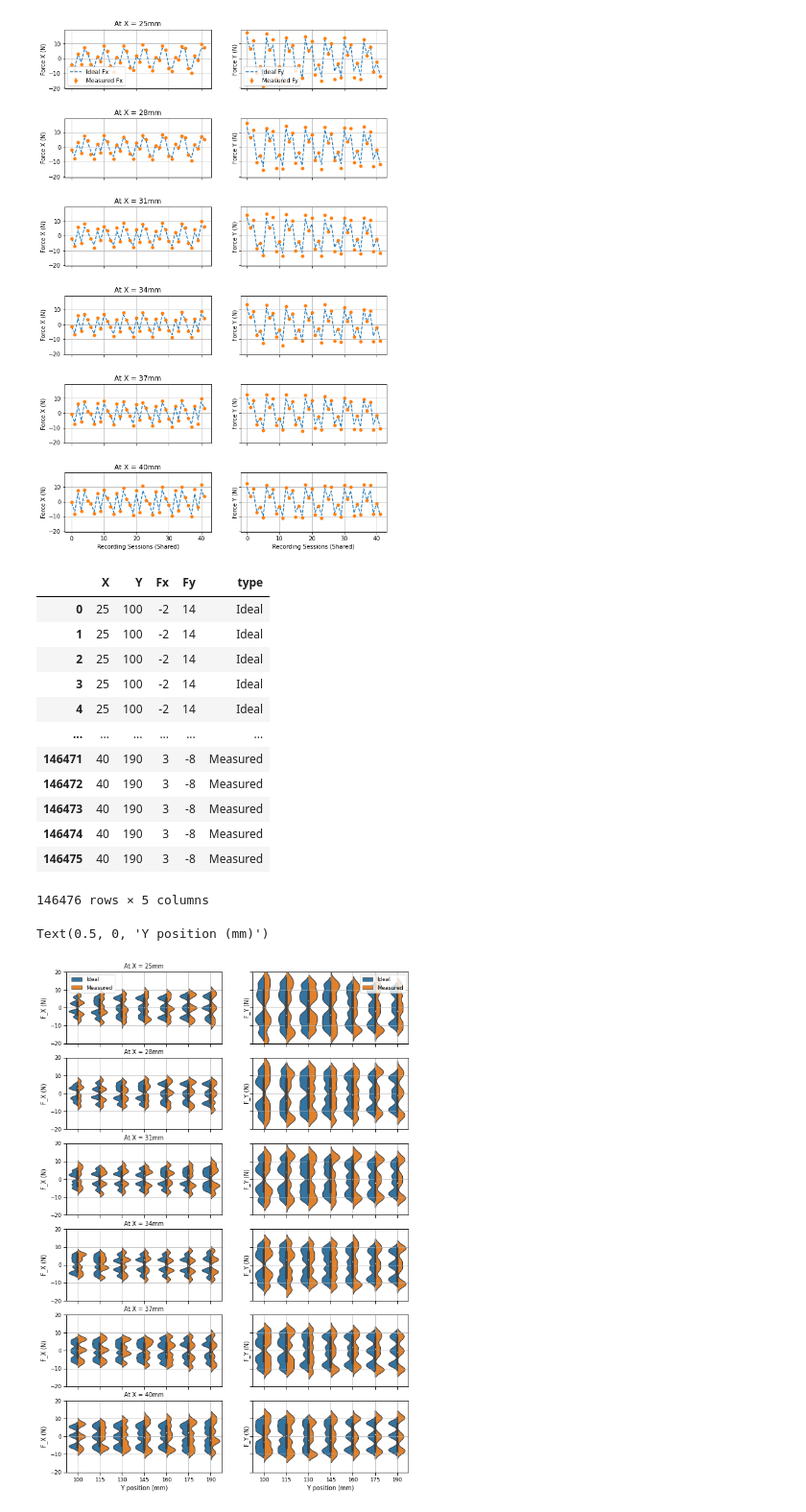
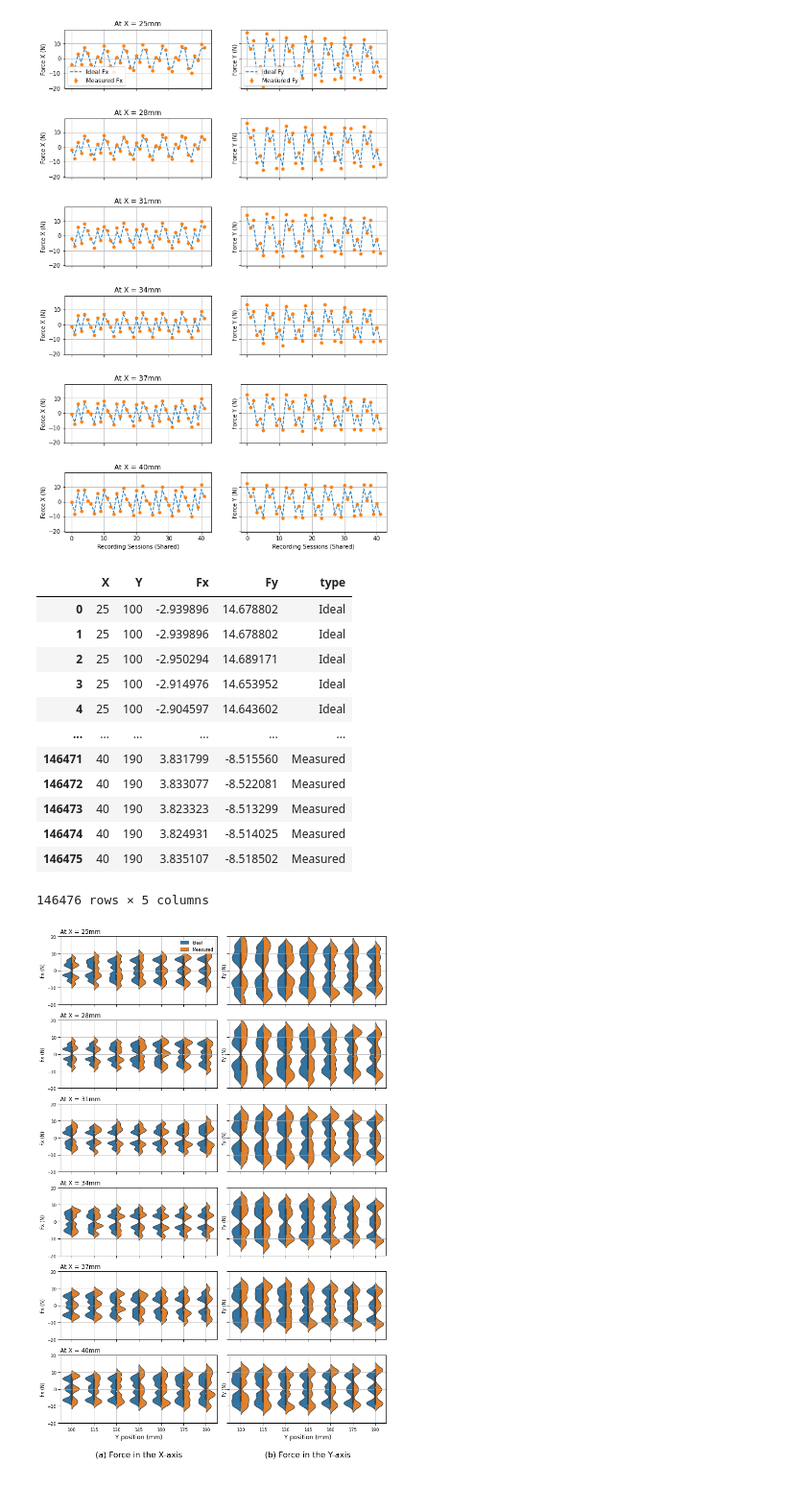
Before and after one commit to AndyBestIsBored/Desktop_Rehab, a Jupyter notebook: all new all different.ipynb, the cells around one changed output. Shown at 96% size. Drawn from its saved outputs; the diff is of its cells as text; code cells hidden in the pictures.

```diff
--- a/all new all different.ipynb
+++ b/all new all different.ipynb
@@ -118,63 +127,82 @@ for folder in folders:
 
         num_row = file_df.shape[0]
 
+        T1 = file_df["t1"]
+        T2 = file_df["t2"]
+        q1 = file_df["q1"]
+        q2 = file_df["q2"]
+
+        Fx_label, Fy_label = torque2force(T1, T2, q1, q2)
+        Fx_label = np.append(Fx_label, file_df["Fy_Mea"])
+        Fy_label = np.append(Fy_label, -file_df["Fx_Mea"])
+
         new_df = {"X": [int(x_label) for i in range(2*num_row)], "Y": [y_label for i in range(2*num_row)],
-                  "Fx": file_df[["Fx", "Fy_Mea"]].to_numpy().transpose().flatten(),
-                  "Fy": np.append(file_df["Fy"],-file_df["Fx_Mea"]).tolist(),
+                #   "Fx": file_df[["Fx", "Fy_Mea"]].to_numpy().transpose().flatten(),
+                #   "Fy": np.append(file_df["Fy"],-file_df["Fx_Mea"]).tolist(),
+                  "Fx": Fx_label,
+                  "Fy": Fy_label,
                   "type": ["Ideal" if i < num_row else "Measured" for i in range(2*num_row)]}
         new_df = pd.DataFrame(new_df)
 
         df_all = pd.concat([df_all, new_df], ignore_index=True)
 
 
-df_all[["Fx", "Fy"]] = df_all[["Fx", "Fy"]].astype(int)
+df_all[["Fx", "Fy"]] = df_all[["Fx", "Fy"]].astype(float)
 df_all
 # %% [output]
 |  | X | Y | Fx | Fy | type |
-| 0 | 25 | 100 | -2 | 14 | Ideal |
-| 1 | 25 | 100 | -2 | 14 | Ideal |
-| 2 | 25 | 100 | -2 | 14 | Ideal |
-| 3 | 25 | 100 | -2 | 14 | Ideal |
-| 4 | 25 | 100 | -2 | 14 | Ideal |
+| 0 | 25 | 100 | -2.939896 | 14.678802 | Ideal |
+| 1 | 25 | 100 | -2.939896 | 14.678802 | Ideal |
+| 2 | 25 | 100 | -2.950294 | 14.689171 | Ideal |
+| 3 | 25 | 100 | -2.914976 | 14.653952 | Ideal |
+| 4 | 25 | 100 | -2.904597 | 14.643602 | Ideal |
 | ... | ... | ... | ... | ... | ... |
-| 146471 | 40 | 190 | 3 | -8 | Measured |
-| 146472 | 40 | 190 | 3 | -8 | Measured |
-| 146473 | 40 | 190 | 3 | -8 | Measured |
-| 146474 | 40 | 190 | 3 | -8 | Measured |
-| 146475 | 40 | 190 | 3 | -8 | Measured |
+| 146471 | 40 | 190 | 3.831799 | -8.515560 | Measured |
+| 146472 | 40 | 190 | 3.833077 | -8.522081 | Measured |
+| 146473 | 40 | 190 | 3.823323 | -8.513299 | Measured |
+| 146474 | 40 | 190 | 3.824931 | -8.514025 | Measured |
+| 146475 | 40 | 190 | 3.835107 | -8.518502 | Measured |
 146476 rows × 5 columns
 # %%
 sns.set_context("paper")
 
 fig, axes = plt.subplots(nrows=nrows, ncols=ncols, figsize=(10, 15), sharex='col', sharey=True,)
 
 for i in range(len(x_positions)):
     position = x_positions[i]
     filtered_df = df_all[df_all["X"] == position]
 
     ax1 = sns.violinplot(x="Y", y="Fx", data=filtered_df, hue="type", split=True, ax=axes[i,0])
     ax1.set_ylim(-20, 20)
     ax1.legend().remove()
-    ax1.set_ylabel(f'F_X (N)')
+    ax1.set_ylabel(f'Fx (N)')
     ax1.set_xlabel('')
     ax1.grid(True)
 
     ax2 = sns.violinplot(x="Y", y="Fy", data=filtered_df, hue="type", split=True, ax=axes[i,1])
     ax2.set_ylim(-20, 20)
     ax2.legend().remove()
-    ax2.set_ylabel(f'F_Y (N)')
+    ax2.set_ylabel(f'Fy (N)')
     ax2.set_xlabel('')
     ax2.grid(True)
 
-    axes[i, 0].set_title(f"At X = {x_positions[i]}mm")
+    axes[i, 0].set_title(f"At X = {x_positions[i]}mm", loc="left", size=12)
+    # axes[i, 1].set_title(f"At X = {x_positions[i]}mm")
 
 axes[0,0].legend(loc='best')
-axes[0,1].legend(loc='best')
-axes[nrows-1, 0].set_xlabel('Y position (mm)')
-axes[nrows-1, 1].set_xlabel('Y position (mm)')
+# axes[0,1].legend(loc='best')
+axes[nrows-1, 0].set_xlabel('Y position (mm)', size=12)
+axes[nrows-1, 0].text(0.5, -0.5, "(a) Force in the X-axis", size=16, ha="center", transform=axes[nrows-1, 0].transAxes)
+
+axes[nrows-1, 1].set_xlabel('Y position (mm)', size=12)
+axes[nrows-1, 1].text(0.5, -0.5, "(b) Force in the Y-axis", size=16, ha="center", transform=axes[nrows-1, 1].transAxes)
+
+plt.tight_layout()
+plt.savefig("Result.png", bbox_inches='tight')
+
+plt.show()
 # %% [output]
-Text(0.5, 0, 'Y position (mm)')
-[figure, old version]
+[figure, new version]
 # %%
 def smape(actual, predicted, epsilon=1e-10):
     return 100 * np.mean(2 * np.abs(predicted - actual) / (np.abs(actual) + np.abs(predicted) + epsilon))
```
Also changed, not shown: parts of 2 cells of this notebook, 2 other files.
